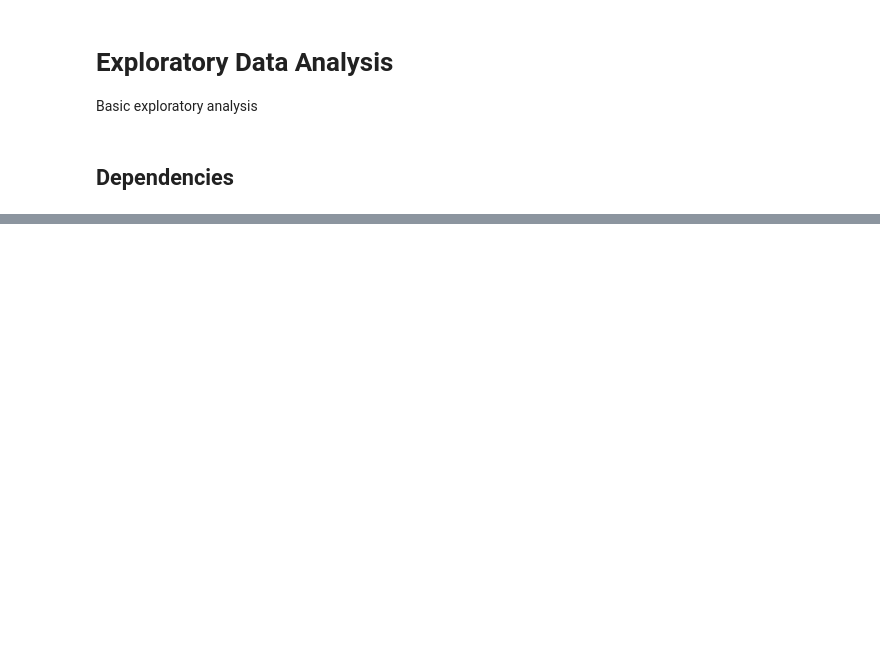
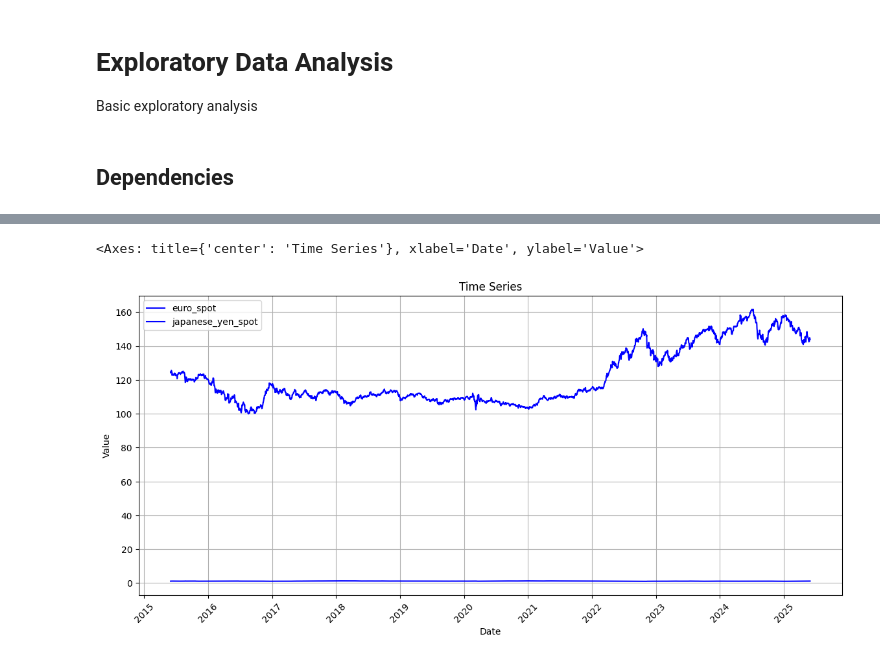
Before and after one commit to panstenos/Commodity-Optionality-Pricing-UCL-Dissertation, a Jupyter notebook: Data/EDA.ipynb, the cells around one changed output, grey strips where cells are left out. Saved outputs shown, nothing was run; the diff lists cells and outputs as text; code cells hidden in the pictures; blank space fills up the shorter version.

```diff
--- a/Data/EDA.ipynb
+++ b/Data/EDA.ipynb
@@ -14,0 +305,9 @@ ModuleNotFoundError: No module named 'pandas'
+# %%
+i = 4
+ax = line_plot(df['date'], df[df.columns[i]], df.columns[i], show=False)
+
+i = 11
+line_plot(df['date'], df[df.columns[i]], df.columns[i], ax=ax, show=True)
+# %% [output]
+<Axes: title={'center': 'Time Series'}, xlabel='Date', ylabel='Value'>
+[figure, added]
```
Also changed, not shown: parts of 17 cells of this notebook, 2 other files.
